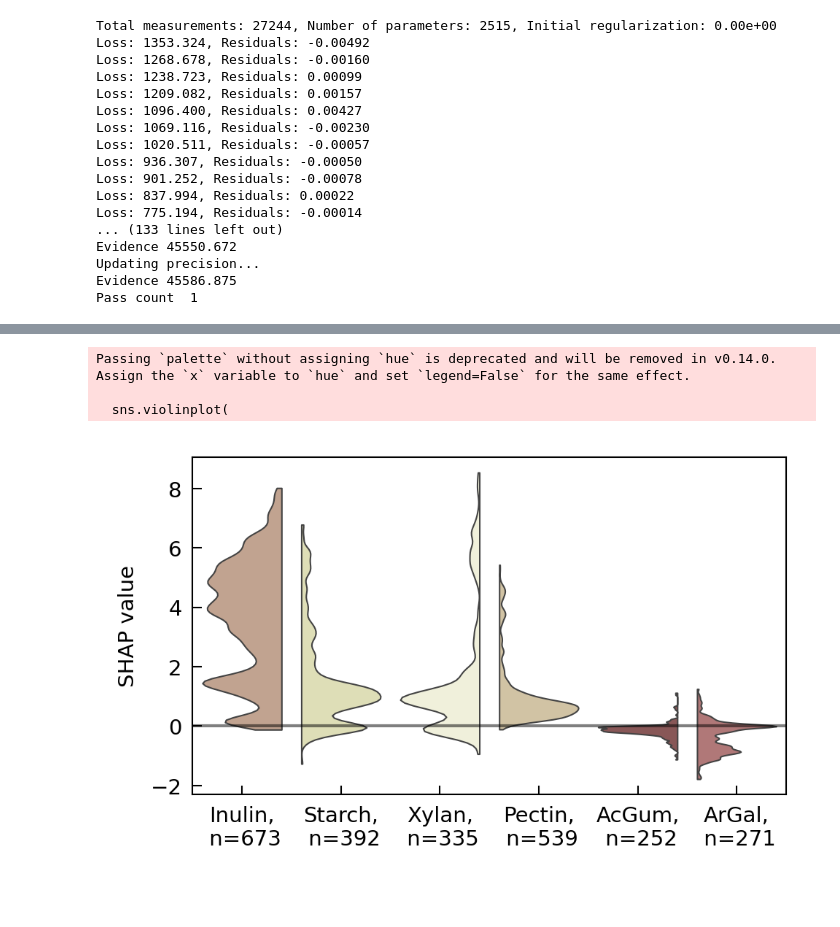
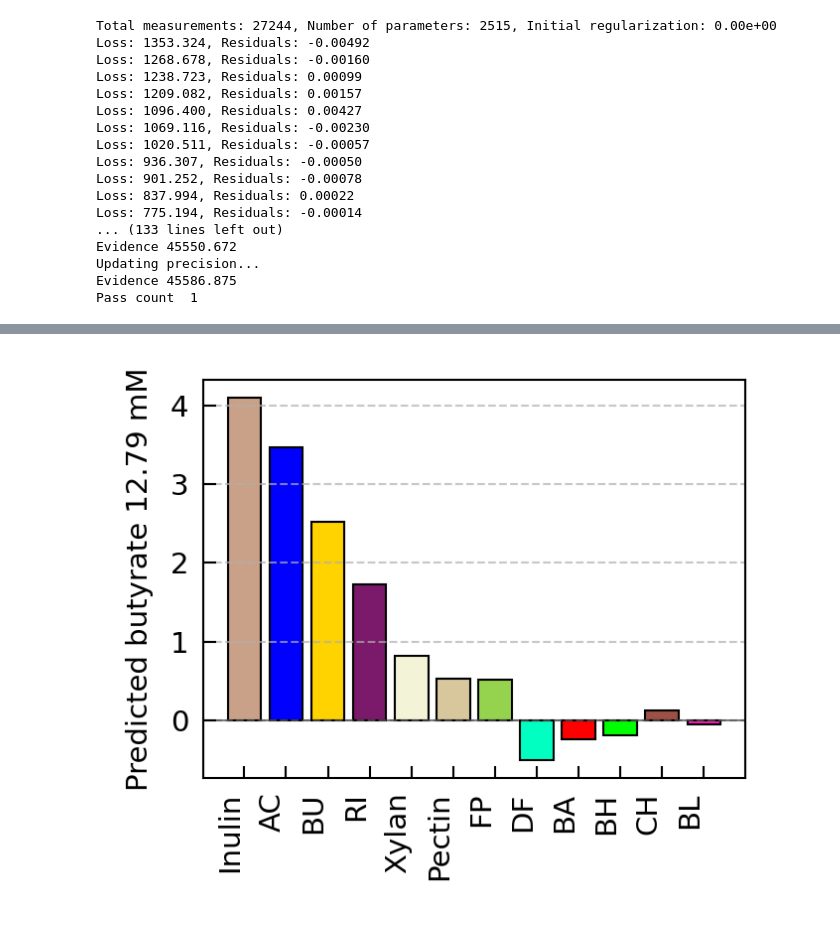
Before and after one commit to VenturelliLab/Connors-Thompson_et_al_2026, a Jupyter notebook: MiRNN Sensitivity (AC-BU-PC SHAP).ipynb, the cells around one changed output, grey strips where cells are left out. Cells and saved outputs as stored; diff of their text form; code cells hidden in the pictures; blank space fills up the shorter version.

Commit message:
added mouse SHAP analysis

```diff
--- a/MiRNN Sensitivity (AC-BU-PC SHAP).ipynb
+++ b/MiRNN Sensitivity (AC-BU-PC SHAP).ipynb
@@ -228,4 +250,4 @@ diversity_explainer = shap.Explainer(diversity_model, baseline, feature_names=fe
 # %%
 # explain conditions
-butyrate_shap_values = butyrate_explainer(X)
-diversity_shap_values = diversity_explainer(X)
+butyrate_shap_values = butyrate_explainer(X_mouse)
+diversity_shap_values = diversity_explainer(X_mouse)
@@ -471,32 +277,33 @@ colors = [fbColorDict[v.split(',')[0]] for v in padded_shap_df.columns.values]
-# %%
-import pandas as pd
-import numpy as np
-import seaborn as sns
-import matplotlib.pyplot as plt
-
-# Create the full violin plot, but we’ll mask the left half
-plt.figure(figsize=(3.5, 2))
-sns.violinplot(
-    data=df_melted, x='Group', y='Values',
-    bw_method=0.1,  # Minimal KDE smoothing to resemble a histogram
-    density_norm='count',  # Width based on counts (histogram style)
-    cut=0,  # Prevent extending past the data range
-    inner=None,  # No inner KDE or boxplot lines
-    linewidth=.5,
-    palette=colors,
-    split='True'
-)
-
-# Adjust layout and show the plot
-# plt.tight_layout()
-# plt.grid(alpha=.2)
-plt.axhline(y=0, c='k', alpha=.5, linewidth=1)
-plt.ylabel('SHAP value')
-plt.xlabel(None)
-plt.savefig('figures/motifs/fiber_shap.svg', dpi=300)
-plt.show()
-# %% [output]
-Passing `palette` without assigning `hue` is deprecated and will be removed in v0.14.0. Assign the `x` variable to `hue` and set `legend=False` for the same effect.
-
-  sns.violinplot(
-[figure, removed]
+# %%
+# Example SHAP values and feature names
+feature_names = np.array([v.split("abs")[0] for v in system_variables])
+shap_values = butyrate_shap_values[0].values  # SHAP values for each feature
+n_shaps = sum(abs(shap_values)>0)
+
+# 1. Sort features by absolute SHAP value (optional, for better visualization)
+sorted_indices = np.argsort(np.abs(shap_values))[::-1]
+shap_values = shap_values[sorted_indices][:n_shaps]
+feature_names_plt = np.array(feature_names)[sorted_indices][:n_shaps]
+
+# 2. Set up the plot
+fig, ax = plt.subplots(figsize=(2.5, 2.1))  # Customize figure size
+
+# 3. Create bar plot
+colors = [ColorDict[ftr] for ftr in feature_names_plt]
+bars = ax.bar(feature_names_plt, shap_values, color=colors, edgecolor='black', width=.8, linewidth=.5)
+
+# add zero line
+ax.axhline(y=0, c='k', alpha=.5, linewidth=.5)
+
+# 5. Customize plot appearance
+ax.set_ylabel("Predicted butyrate {:.2f} mM".format(np.sum(shap_values)))  # Y-axis label
+# Add horizontal grid lines only
+ax.grid(True, axis='y', linestyle='--', alpha=0.7, linewidth=.5)
+
+# 6. Adjust layout and show the plot
+plt.xticks(rotation=90, ha='right')  # Rotate x-axis labels if needed
+plt.tight_layout()  # Adjust layout to avoid overlaps
+plt.savefig("figures/motifs/mouse_BU_butyrate_SHAP.svg")
+plt.show()
+# %% [output]
+[figure, added]
```
Also changed, not shown: parts of 19 cells of this notebook, 5 other files.
